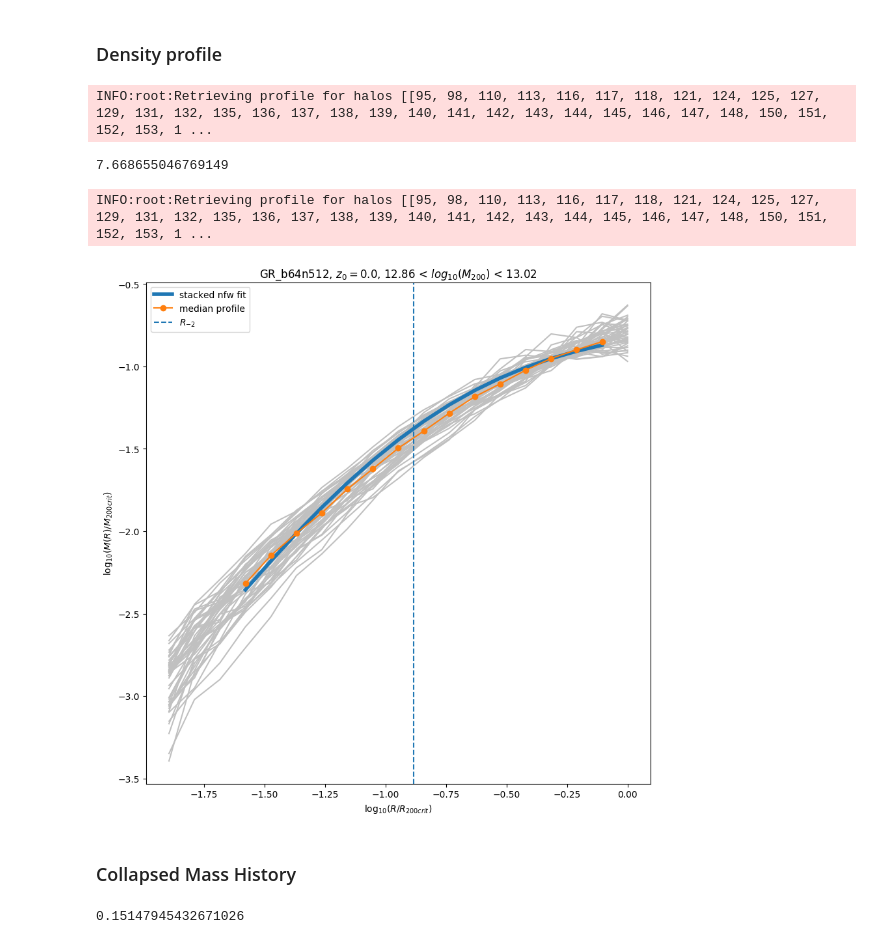
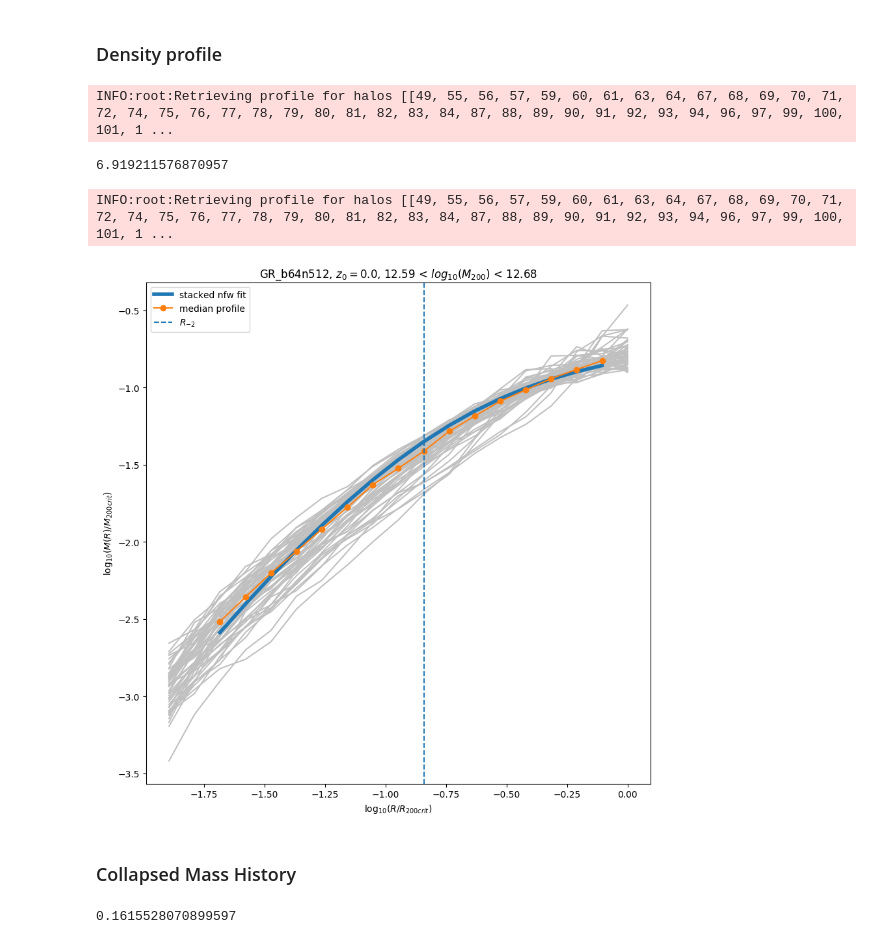
Before and after one commit to oleskiewicz/hbtp, a Jupyter notebook: halo.ipynb, the cells around one changed output. Saved outputs shown, nothing was run; the diff lists cells and outputs as text; code cells hidden in the pictures.

```diff
--- a/halo.ipynb
+++ b/halo.ipynb
@@ -24,7 +26,7 @@ prof = "nfw"
 snap = 122
 NFW_f = 0.02
 nbins = 20
-bin = 10
+bin = 15
 r = HBTReader("./data/%s/subcat" % grav)
 prof_reader = HBTProfileReader("./data/%s/subcat" % grav)
 hist_reader = HBTHistoryReader("./data/%s/subcat" % grav)
@@ -86,8 +100,11 @@ hs = hs[hs['bin'] == bin]
 # %% [markdown]
 ### Density profile
+# %%
+def read_profiles(ids, snap=snap):
+    return np.array(prof_reader.GetHostProfile([list(hs['HaloId']),], snap), dtype=float)
 # %%
-def halo_profiles(r, hs, snap, prof):
-    ps = np.array(r.GetHostProfile([list(hs['HaloId']),], snap), dtype=float)
+def halo_profiles(r, ids, prof):
+    ps = read_profiles(ids)
     xmin = 0.5 * np.cbrt((4.0 * np.pi)/(3.0 * np.sum(np.mean(ps, axis=0))))
     ps = np.divide(ps.T, np.sum(ps, axis=1)).T
     x = np.linspace(-2.0, 0.0, 20)
@@ -130,48 +147,48 @@ def halo_profiles(r, hs, snap, prof):
     else:
         raise ValueError("Profile must be either 'nfw' or 'einasto'")
 
-c = halo_profiles(prof_reader, hs, snap, prof)[5]
+c = halo_profiles(prof_reader, hs['HaloId'], prof)[5]
 # %% [output]
-INFO:root:Retrieving profile for halos [[95, 98, 110, 113, 116, 117, 118, 121, 124, 125, 127, 129, 131, 132, 135, 136, 137, 138, 139, 140, 141, 142, 143, 144, 145, 146, 147, 148, 150, 151, 152, 153, 1 ...
+INFO:root:Retrieving profile for halos [[49, 55, 56, 57, 59, 60, 61, 63, 64, 67, 68, 69, 70, 71, 72, 74, 75, 76, 77, 78, 79, 80, 81, 82, 83, 84, 87, 88, 89, 90, 91, 92, 93, 94, 96, 97, 99, 100, 101, 1 ...
 # %%
 c
 # %% [output]
-7.668655046769149
+6.919211576870957
 # %%
 def plot_halo_profiles(ax, prof, *args):
     if prof == 'nfw':
         ps, x, p, idx, rho_s, c = args
     elif prof == 'einasto':
         ps, x, p, idx, rho_s, c, a = args
     else:
         raise ValueError("Profile must be either 'nfw' or 'einasto'")
 
 #     s1 = np.percentile(ps, 32.0, axis=0)
 #     s2 = np.percentile(ps, 68.0, axis=0)
 
     ax.plot(x[idx], np.log10(nfw.m_diff(np.power(10.,x), c)[idx]),
         color='C0', linestyle='-', linewidth=4, zorder=2, label='stacked %s fit' % prof)
 
 #     ax.plot(x[idx], np.log10(nfw.m_diff(np.power(10.,x), 7.943282347242816)[idx]),
 #         color='C3', linestyle='--', linewidth=4, zorder=2, label='c-m prediction')
 
     [ax.plot(x[1:], _[1:], color='silver', zorder=0) for _ in ps]
     ax.plot(x[idx], p[idx], color='C1', marker='o', zorder=2, label='median profile')
     ax.axvline(np.log10(1.0/c), color='C0', linestyle='--', label='$R_{-2}$')
 
     ax.legend()
 
 fig, ax = plt.subplots(1, figsize=(10, 10))
 ax.set_title("%s, $z_0=0.0$, %.2f < $log_{10}(M_{200})$ < %.2f" %
              (grav, bin_edges[bin], bin_edges[bin+1]))
 ax.set_xlabel(r"$\log_{10}(R / R_{200 crit})$")
 ax.set_ylabel(r"$\log_{10}(M(R) / M_{200 crit})$")
-plot_halo_profiles(ax, prof, *halo_profiles(prof_reader, hs, snap, prof))
+plot_halo_profiles(ax, prof, *halo_profiles(prof_reader, hs['HaloId'], prof))
 
 # fig.savefig("./fig_prof.pdf")
 # %% [output]
-INFO:root:Retrieving profile for halos [[95, 98, 110, 113, 116, 117, 118, 121, 124, 125, 127, 129, 131, 132, 135, 136, 137, 138, 139, 140, 141, 142, 143, 144, 145, 146, 147, 148, 150, 151, 152, 153, 1 ...
+INFO:root:Retrieving profile for halos [[49, 55, 56, 57, 59, 60, 61, 63, 64, 67, 68, 69, 70, 71, 72, 74, 75, 76, 77, 78, 79, 80, 81, 82, 83, 84, 87, 88, 89, 90, 91, 92, 93, 94, 96, 97, 99, 100, 101, 1 ...
-[figure, old version]
+[figure, new version]
 # %% [markdown]
 ### Collapsed Mass History
 # %%
@@ -214,7 +231,7 @@ def halo_mass_history(grav, snap, hs, F):
 # %%
 F(prof, c)
 # %% [output]
-0.15147945432671026
+0.1615528070899597
 # %%
 def plot_halo_mass_history(ax, *args):
     ms, rho, m, rho_f = args
```
Also changed, not shown: parts of 10 cells of this notebook.
